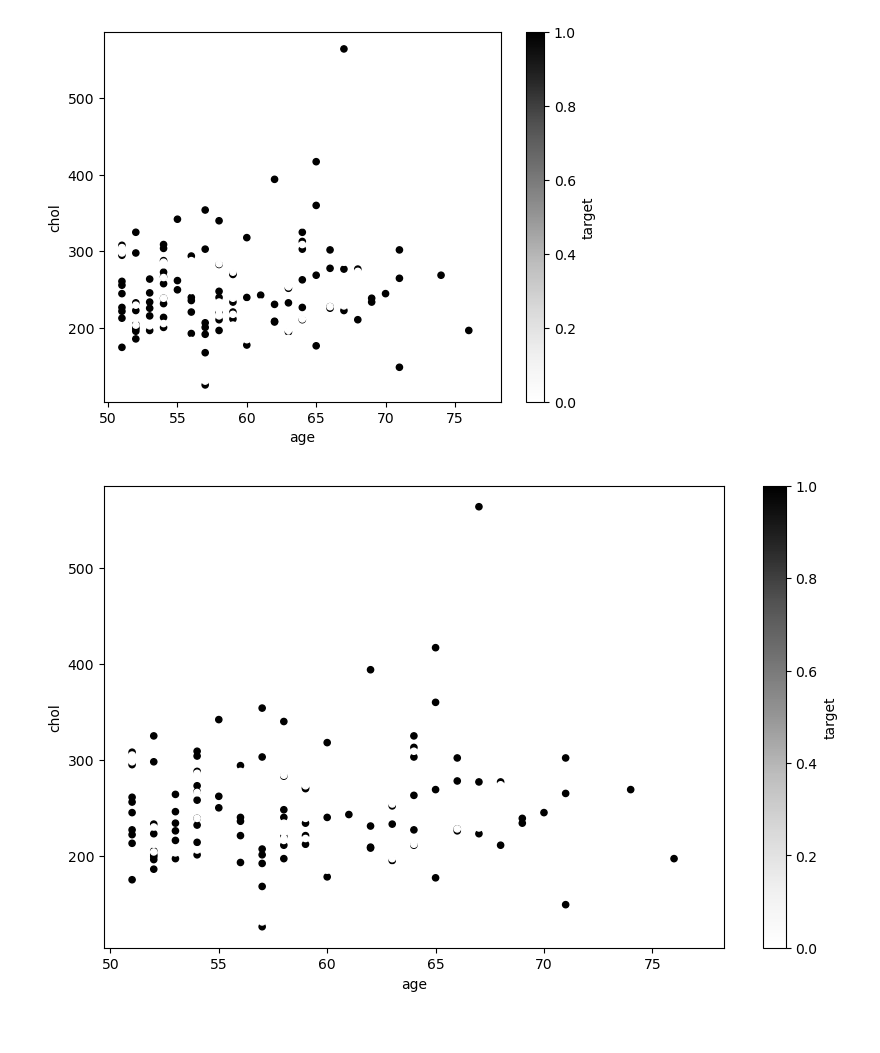
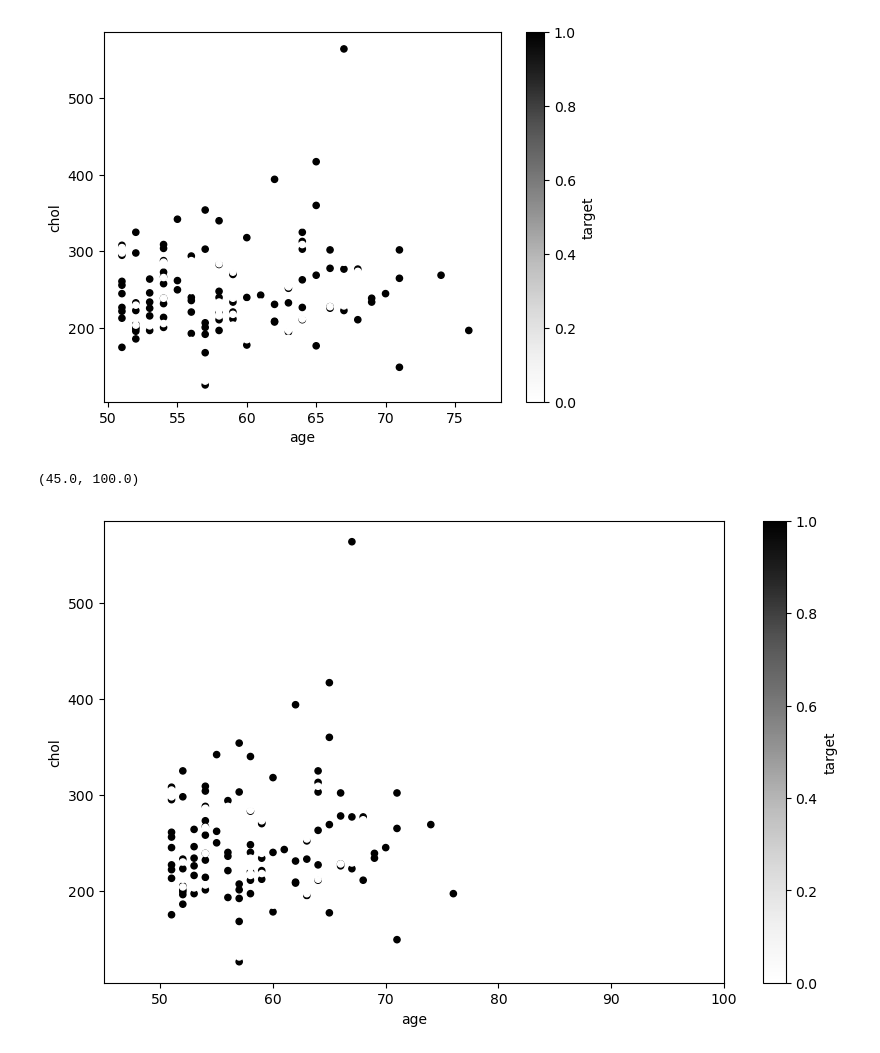
Before and after one commit to judgemongcal/ztm-machine-learning-course, a Jupyter notebook: intro-to-matplotlib.ipynb, the cells around one changed output. Saved outputs shown, nothing was run; the diff lists cells and outputs as text; code cells hidden in the pictures.

Commit message:
plotting age and cholesterol data (object-oriented method)

```diff
--- a/intro-to-matplotlib.ipynb
+++ b/intro-to-matplotlib.ipynb
@@ -401,11 +401,15 @@ over_50.plot(kind="scatter",
 # %% [output]
 [figure]
 # %%
+# Object-Oriented Method + Pyplot Method
 fig, ax = plt.subplots(figsize=(10,6))
 over_50.plot(kind="scatter",
              x="age",
              y="chol",
              c="target",
              ax=ax);
+
+ax.set_xlim([45,100])
 # %% [output]
+(45.0, 100.0)
-[figure, old version]
+[figure, new version]
```
Also changed, not shown: parts of 1 cell of this notebook.
